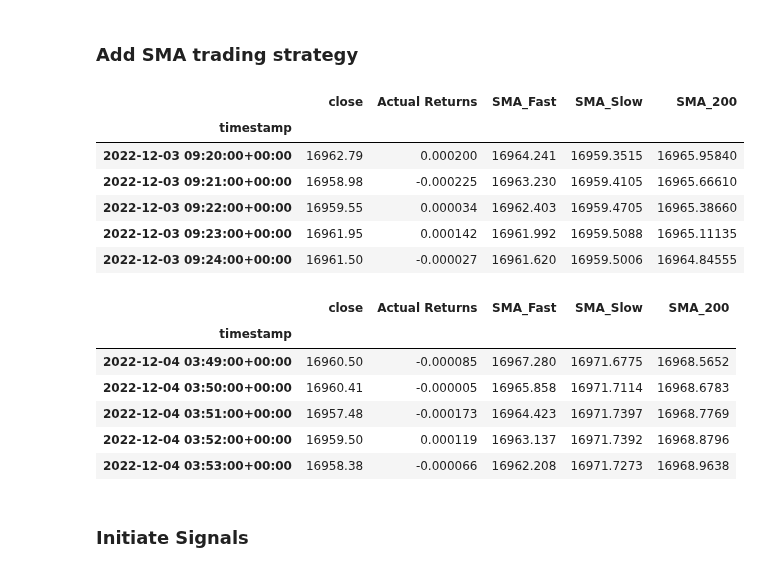
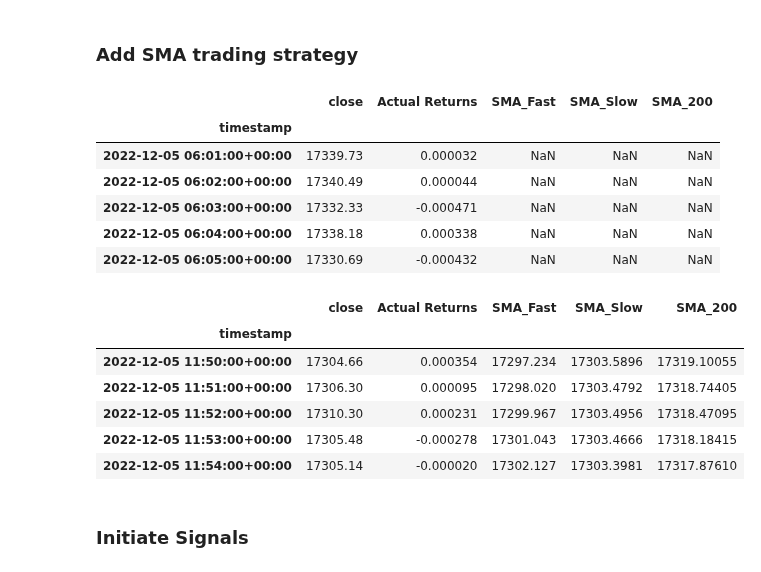
Before and after one commit to RJSMART-11/Project-2-Group-3, a Jupyter notebook: Alpaca Trading Bot/Project Aplaca Strategy.ipynb, the cells around one changed output. Saved outputs shown, nothing was run; the diff lists cells and outputs as text; code cells hidden in the pictures.

```diff
--- a/Alpaca Trading Bot/Project Aplaca Strategy.ipynb
+++ b/Alpaca Trading Bot/Project Aplaca Strategy.ipynb
@@ -88,39 +92,37 @@ display(btc_signals_df.tail())
 # %% [markdown]
 ### Add SMA trading strategy ###
 # %%
-
-# Step 2: Generate trading signals using short- and long-window and SMA_200 SMA values
+# Generate trading signals using short- and long-window and SMA_200 SMA values
 
 # Set the short window and long window
 short_window = 10
 long_window = 100
 sma_200 = 200
 
 # Generate the fast and slow simple moving averages (10 and 100 days, respectively)
 btc_signals_df['SMA_Fast'] = btc_signals_df['close'].rolling(window=short_window).mean()
 btc_signals_df['SMA_Slow'] = btc_signals_df['close'].rolling(window=long_window).mean()
 btc_signals_df['SMA_200'] = btc_signals_df['close'].rolling(window=sma_200).mean()
 
-btc_signals_df = btc_signals_df.dropna()
 
 # Review the DataFrame
 display(btc_signals_df.head())
 display(btc_signals_df.tail())
 # %% [output]
 |  | close | Actual Returns | SMA_Fast | SMA_Slow | SMA_200 |
 | timestamp |  |  |  |  |  |
-| 2022-12-03 09:20:00+00:00 | 16962.79 | 0.000200 | 16964.241 | 16959.3515 | 16965.95840 |
-| 2022-12-03 09:21:00+00:00 | 16958.98 | -0.000225 | 16963.230 | 16959.4105 | 16965.66610 |
-| 2022-12-03 09:22:00+00:00 | 16959.55 | 0.000034 | 16962.403 | 16959.4705 | 16965.38660 |
-| 2022-12-03 09:23:00+00:00 | 16961.95 | 0.000142 | 16961.992 | 16959.5088 | 16965.11135 |
-| 2022-12-03 09:24:00+00:00 | 16961.50 | -0.000027 | 16961.620 | 16959.5006 | 16964.84555 |
+| 2022-12-05 06:01:00+00:00 | 17339.73 | 0.000032 | NaN | NaN | NaN |
+| 2022-12-05 06:02:00+00:00 | 17340.49 | 0.000044 | NaN | NaN | NaN |
+| 2022-12-05 06:03:00+00:00 | 17332.33 | -0.000471 | NaN | NaN | NaN |
+| 2022-12-05 06:04:00+00:00 | 17338.18 | 0.000338 | NaN | NaN | NaN |
+| 2022-12-05 06:05:00+00:00 | 17330.69 | -0.000432 | NaN | NaN | NaN |
 |  | close | Actual Returns | SMA_Fast | SMA_Slow | SMA_200 |
 | timestamp |  |  |  |  |  |
-| 2022-12-04 03:49:00+00:00 | 16960.50 | -0.000085 | 16967.280 | 16971.6775 | 16968.5652 |
-| 2022-12-04 03:50:00+00:00 | 16960.41 | -0.000005 | 16965.858 | 16971.7114 | 16968.6783 |
-| 2022-12-04 03:51:00+00:00 | 16957.48 | -0.000173 | 16964.423 | 16971.7397 | 16968.7769 |
-| 2022-12-04 03:52:00+00:00 | 16959.50 | 0.000119 | 16963.137 | 16971.7392 | 16968.8796 |
-| 2022-12-04 03:53:00+00:00 | 16958.38 | -0.000066 | 16962.208 | 16971.7273 | 16968.9638 |
+| 2022-12-05 11:50:00+00:00 | 17304.66 | 0.000354 | 17297.234 | 17303.5896 | 17319.10055 |
+| 2022-12-05 11:51:00+00:00 | 17306.30 | 0.000095 | 17298.020 | 17303.4792 | 17318.74405 |
+| 2022-12-05 11:52:00+00:00 | 17310.30 | 0.000231 | 17299.967 | 17303.4956 | 17318.47095 |
+| 2022-12-05 11:53:00+00:00 | 17305.48 | -0.000278 | 17301.043 | 17303.4666 | 17318.18415 |
+| 2022-12-05 11:54:00+00:00 | 17305.14 | -0.000020 | 17302.127 | 17303.3981 | 17317.87610 |
 # %% [markdown]
 ### Initiate Signals ###
 # %%
```
Also changed, not shown: parts of 21 cells of this notebook, 3 other files.
